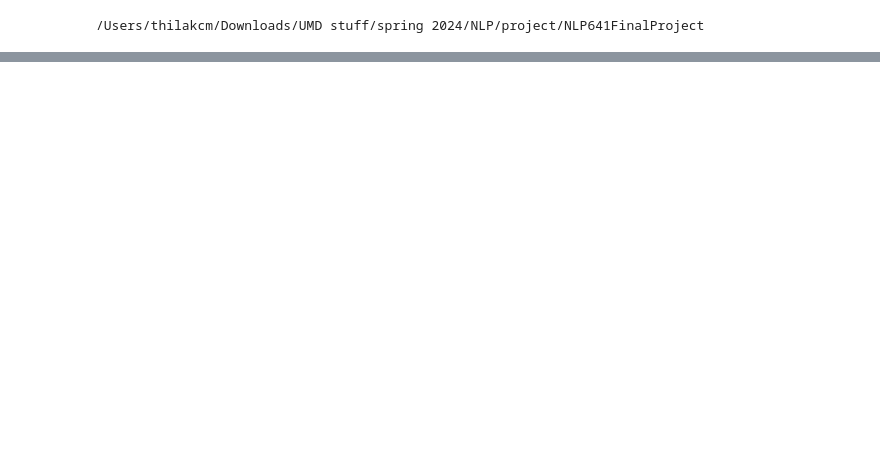
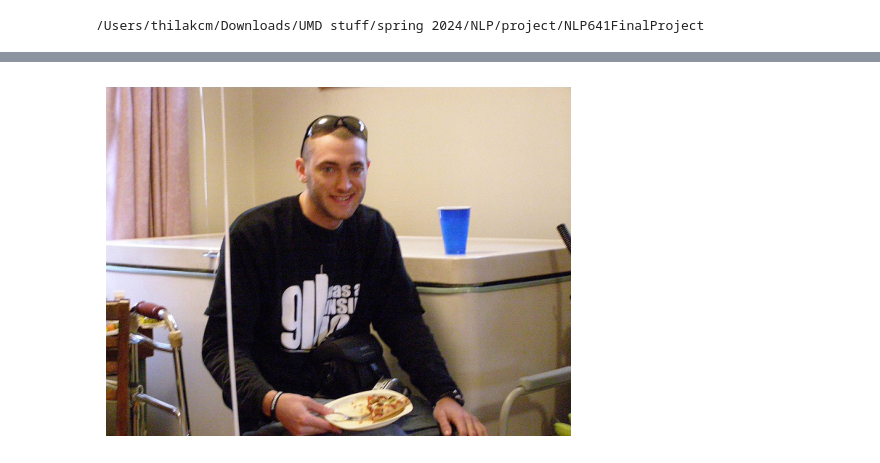
Before and after one commit to MatthewDulcich/Transformer-Image-Captioning, a Jupyter notebook: test.ipynb, the cells around one changed output, grey strips where cells are left out. Cells and saved outputs as stored; diff of their text form; code cells hidden in the pictures; blank space fills up the shorter version.

```diff
--- a/test.ipynb
+++ b/test.ipynb
@@ -474,0 +337,16 @@ model.save('efficientnet_coco_finetuned.h5')
+# %%
+# show this image 000000296222.jpg
+import cv2
+import matplotlib.pyplot as plt
+
+# Load the image
+image_path = 'coco/images/val2017/000000296222.jpg'
+image = cv2.imread(image_path)
+
+# Display the image
+plt.figure(figsize=(6, 6))
+plt.imshow(cv2.cvtColor(image, cv2.COLOR_BGR2RGB))
+plt.axis('off')
+plt.show()
+# %% [output]
+[figure, added]
```
Also changed, not shown: parts of 32 cells of this notebook, 2 other files.
